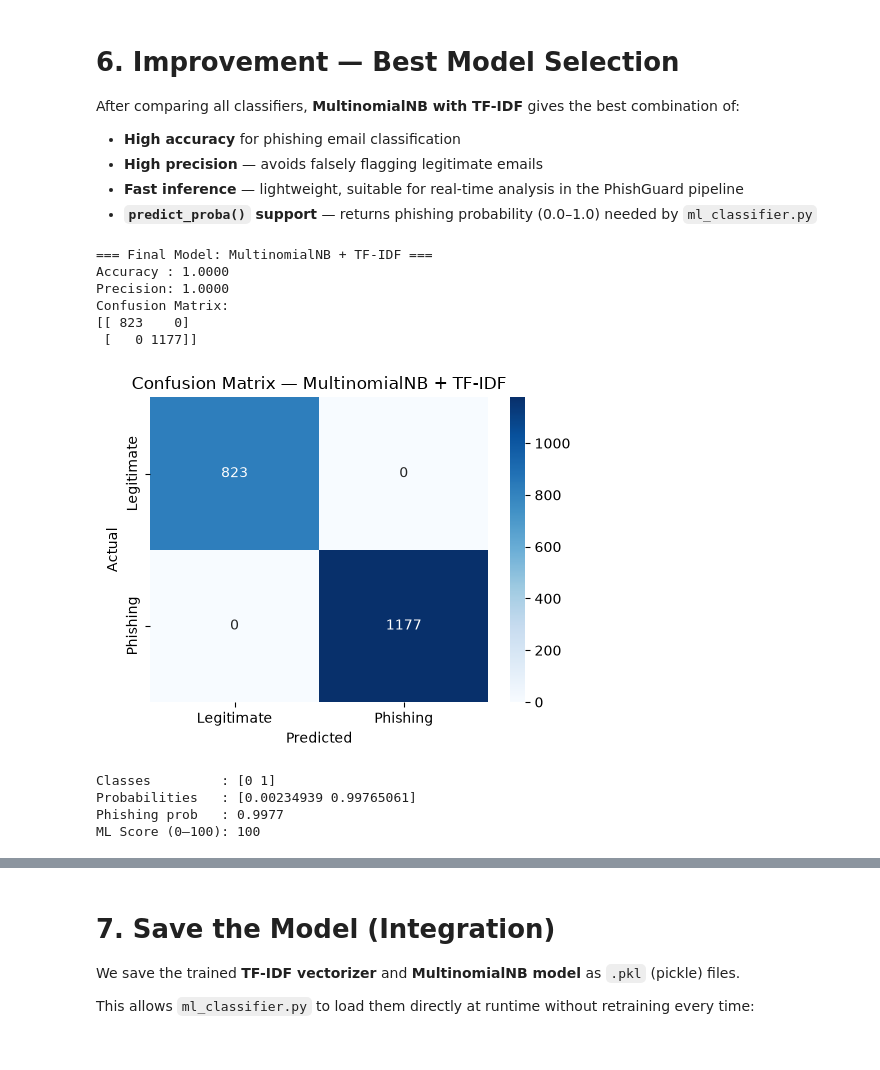
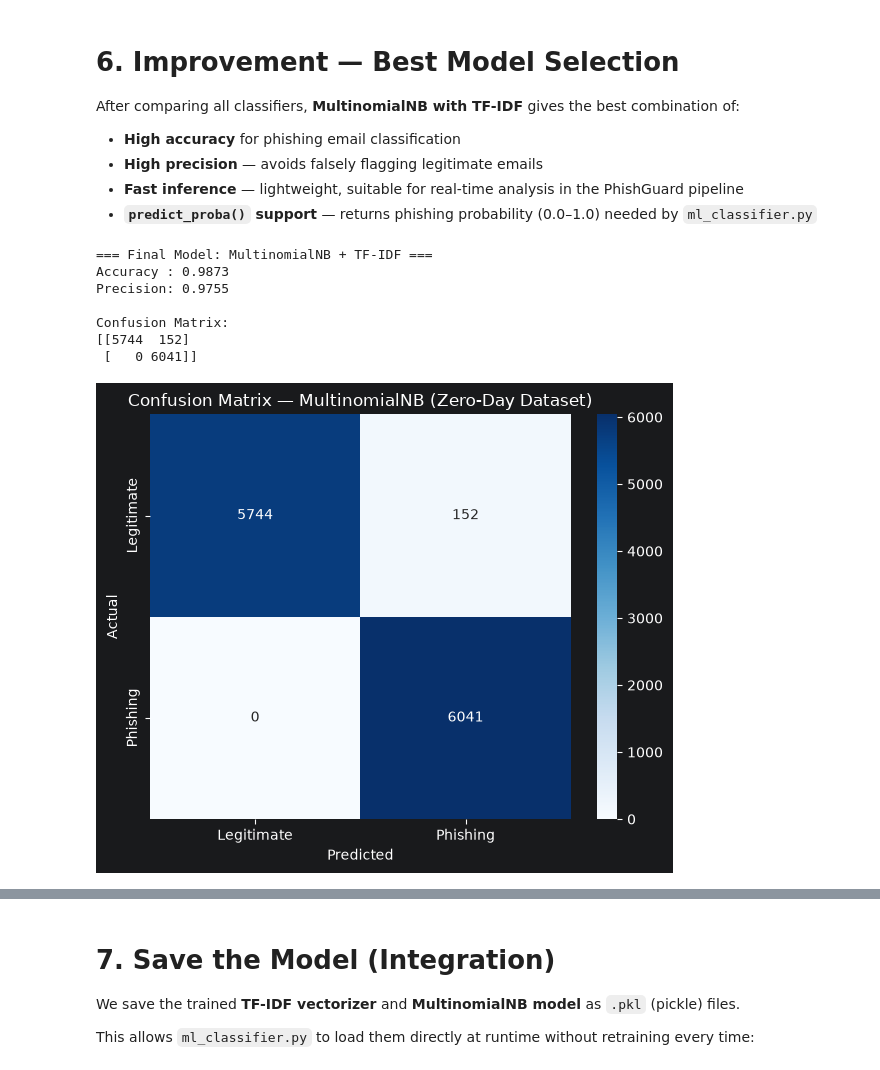
Before and after one commit to ShitalDhakal/PhishGuard, a Jupyter notebook: analyzer/services/ml_classifier.ipynb, the cells around one changed output, grey strips where cells are left out. Drawn from its saved outputs; the diff is of its cells as text; code cells hidden in the pictures.

```diff
--- a/analyzer/services/ml_classifier.ipynb
+++ b/analyzer/services/ml_classifier.ipynb
@@ -643,5 +617,5 @@ total 5169  Message and  7206 words
 # %%
-y = df['label'].values
+y = df['Label'].values
 # 0 = legitimate, 1 = phishing
 # %%
 y
@@ -653,8 +625,0 @@ while the target vector y stores the corresponding class labels (0 = legitimate,
-# %%
-from sklearn.model_selection import train_test_split
-
-# Split into 80% training and 20% testing
-X_train, X_test, y_train, y_test = train_test_split(X, y, test_size=0.2, random_state=2)
-
-print('Training set size:', X_train.shape)
-print('Test set size    :', X_test.shape)
@@ -675,11 +637,3 @@ from sklearn.metrics import accuracy_score, confusion_matrix, precision_score
 gnb = GaussianNB()
 mnb = MultinomialNB()
 bnb = BernoulliNB()
-# %%
-# GaussianNB — CountVectorizer
-gnb.fit(X_train, y_train)
-y_pred1 = gnb.predict(X_test)
-print('GaussianNB (CountVectorizer):')
-print('Accuracy :', accuracy_score(y_test, y_pred1))
-print('Confusion Matrix:\n', confusion_matrix(y_test, y_pred1))
-print('Precision:', precision_score(y_test, y_pred1))
@@ -692,0 +640,8 @@ Precision: 1.0
+# %%
+for name, clf in [('GaussianNB', gnb), ('MultinomialNB', mnb), ('BernoulliNB', bnb)]:
+    clf.fit(X_train, y_train)
+    pred = clf.predict(X_test)
+    print(f'{name}:')
+    print(f'  Accuracy : {accuracy_score(y_test, pred):.4f}')
+    print(f'  Precision: {precision_score(y_test, pred):.4f}')
+    print()
@@ -900,7 +886,7 @@ After comparing all classifiers, **MultinomialNB with TF-IDF** gives the best co
 - **Fast inference** — lightweight, suitable for real-time analysis in the PhishGuard pipeline
 - **`predict_proba()` support** — returns phishing probability (0.0–1.0) needed by `ml_classifier.py`
 # %%
-# Train the final best model — MultinomialNB with TF-IDF
+# Train the final model
 best_model = MultinomialNB()
 best_model.fit(X_train, y_train)
 y_pred_best = best_model.predict(X_test)
@@ -908,41 +894,30 @@ y_pred_best = best_model.predict(X_test)
 print('=== Final Model: MultinomialNB + TF-IDF ===')
 print(f'Accuracy : {accuracy_score(y_test, y_pred_best):.4f}')
 print(f'Precision: {precision_score(y_test, y_pred_best):.4f}')
-print(f'Confusion Matrix:\n{confusion_matrix(y_test, y_pred_best)}')
+print()
+print('Confusion Matrix:')
+print(confusion_matrix(y_test, y_pred_best))
 # %% [output]
 === Final Model: MultinomialNB + TF-IDF ===
-Accuracy : 1.0000
-Precision: 1.0000
+Accuracy : 0.9873
+Precision: 0.9755
+
 Confusion Matrix:
-[[ 823    0]
- [   0 1177]]
+[[5744  152]
+ [   0 6041]]
 # %%
-# Confusion matrix heatmap
+# Visualize confusion matrix
 cm = confusion_matrix(y_test, y_pred_best)
-plt.figure(figsize=(5, 4))
-sns.heatmap(cm, annot=True, fmt='d', cmap='Blues',
-            xticklabels=['Legitimate', 'Phishing'],
-            yticklabels=['Legitimate', 'Phishing'])
-plt.title('Confusion Matrix — MultinomialNB + TF-IDF')
+plt.figure(figsize=(6, 5))
+sns.heatmap(
+    cm, annot=True, fmt='d', cmap='Blues',
+    xticklabels=['Legitimate', 'Phishing'],
+    yticklabels=['Legitimate', 'Phishing']
+)
+plt.title('Confusion Matrix — MultinomialNB (Zero-Day Dataset)')
+plt.ylabel('Actual')
 plt.xlabel('Predicted')
-plt.ylabel('Actual')
 plt.tight_layout()
 plt.show()
 # %% [output]
-[figure, old version]
+[figure, new version]
-# %%
-# Verify predict_proba() works (required by ml_classifier.py → classify())
-sample_text = ["your account has been locked please verify your identity immediately"]
-sample_vec  = tfidf.transform(sample_text)
-proba       = best_model.predict_proba(sample_vec)[0]
-classes     = best_model.classes_
-
-print(f'Classes         : {classes}')      # [0, 1]
-print(f'Probabilities   : {proba}')        # [P(legitimate), P(phishing)]
-print(f'Phishing prob   : {proba[list(classes).index(1)]:.4f}')
-print(f'ML Score (0–100): {int(round(proba[list(classes).index(1)] * 100))}')
-# %% [output]
-Classes         : [0 1]
-Probabilities   : [0.00234939 0.99765061]
-Phishing prob   : 0.9977
-ML Score (0–100): 100
```
Also changed, not shown: parts of 70 cells of this notebook, 4 other files.
